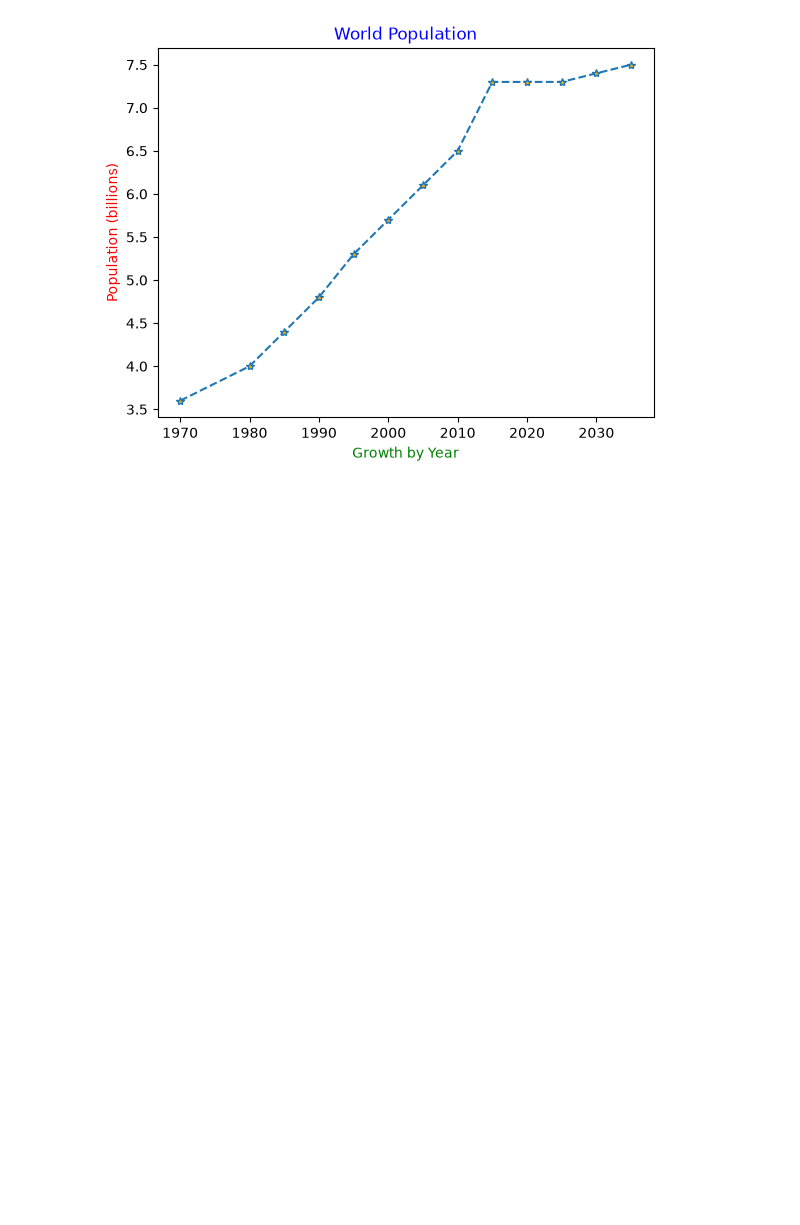
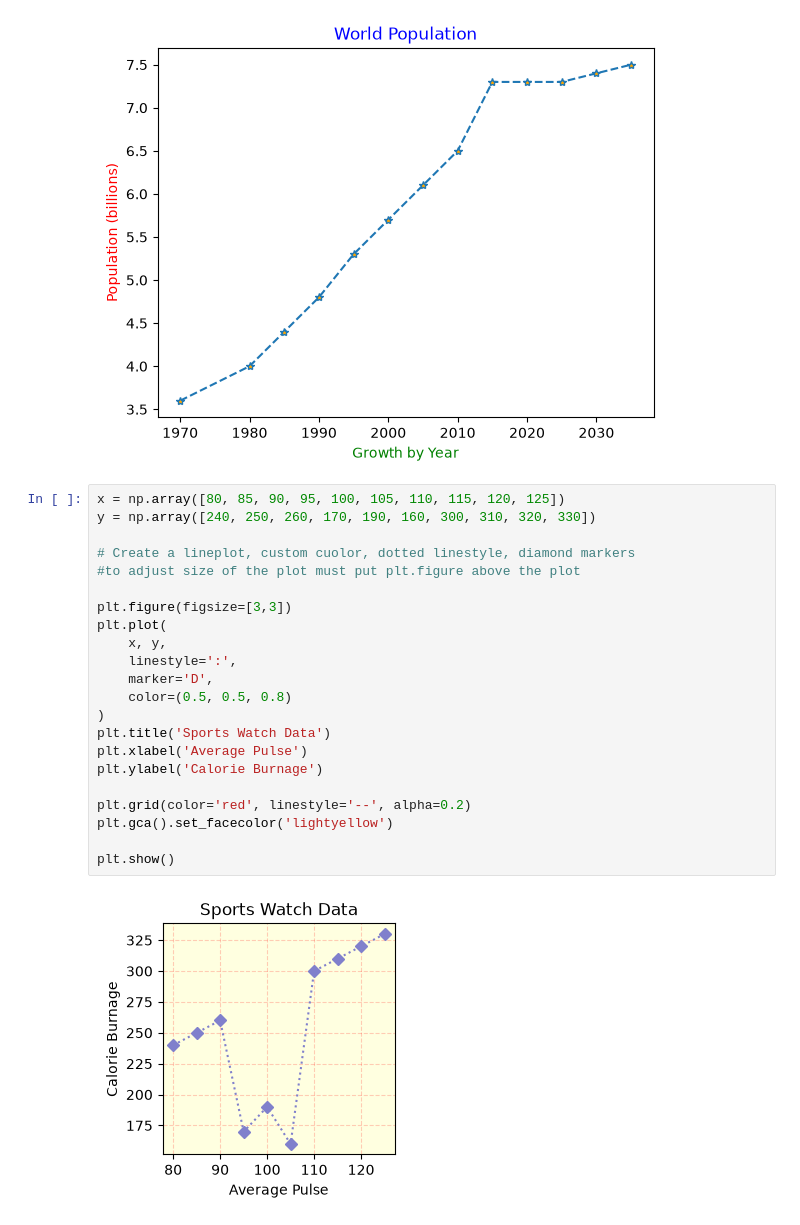
Before and after one commit to courjimen/R_GLAB_386.5.1, a Jupyter notebook: note.ipynb, the cells around one changed output. Cells and saved outputs as stored; diff of their text form; blank space fills up the shorter version.

```diff
--- a/note.ipynb
+++ b/note.ipynb
@@ -73,3 +73,27 @@ plt.ylabel('Population (billions)', color='red')
 plt.show()
 # %% [output]
 [figure]
+# %%
+x = np.array([80, 85, 90, 95, 100, 105, 110, 115, 120, 125])
+y = np.array([240, 250, 260, 170, 190, 160, 300, 310, 320, 330])
+
+# Create a lineplot, custom cuolor, dotted linestyle, diamond markers
+#to adjust size of the plot must put plt.figure above the plot
+
+plt.figure(figsize=[3,3])
+plt.plot(
+    x, y,
+    linestyle=':',
+    marker='D',
+    color=(0.5, 0.5, 0.8)
+)
+plt.title('Sports Watch Data')
+plt.xlabel('Average Pulse')
+plt.ylabel('Calorie Burnage')
+
+plt.grid(color='red', linestyle='--', alpha=0.2)
+plt.gca().set_facecolor('lightyellow')
+
+plt.show()
+# %% [output]
+[figure, added]
```
Also changed, not shown: parts of 5 cells of this notebook.
